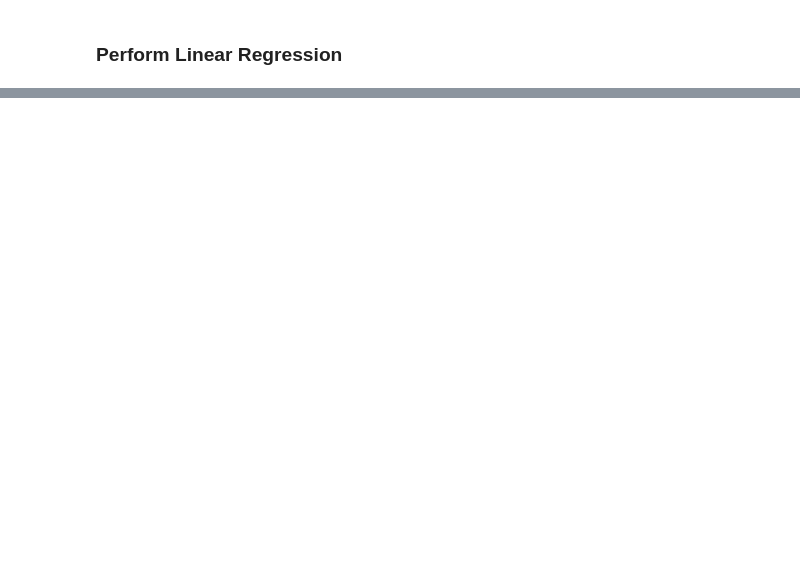
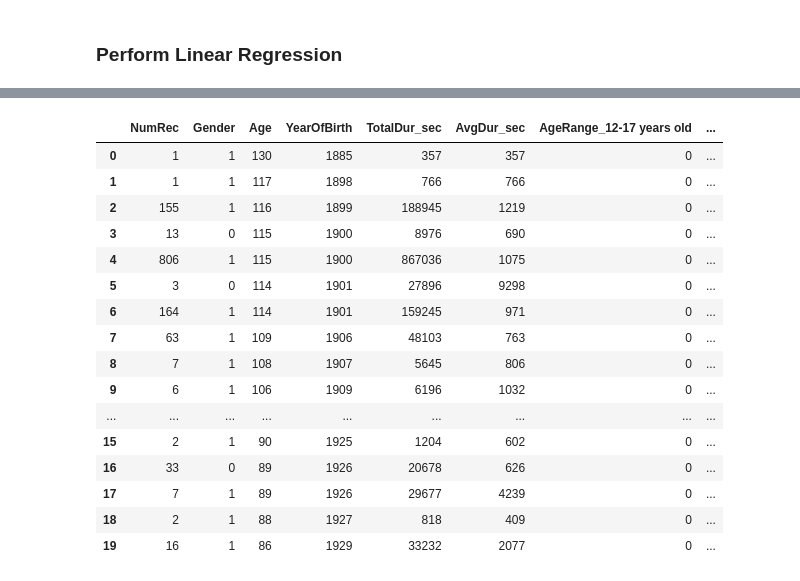
Before and after one commit to Sw3m/Data_Science_GA_Project_15, a Jupyter notebook: City Bike Share Project Paper.ipynb, the cells around one changed output, grey strips where cells are left out. Cells and saved outputs as stored; diff of their text form; code cells hidden in the pictures; blank space fills up the shorter version.

```diff
--- a/City Bike Share Project Paper.ipynb
+++ b/City Bike Share Project Paper.ipynb
@@ -100,0 +174,22 @@ plt.scatter(dsCity['Age'],dsCity['TotalDur_sec'])
+# %%
+temp = pd.get_dummies(dsBike, columns = ['AgeRange'])
+# %%
+temp.head(20)
+# %% [output]
+|  | NumRec | Gender | Age | YearOfBirth | TotalDur_sec | AvgDur_sec | AgeRange_12-17 years old | ... |
+| 0 | 1 | 1 | 130 | 1885 | 357 | 357 | 0 | ... |
+| 1 | 1 | 1 | 117 | 1898 | 766 | 766 | 0 | ... |
+| 2 | 155 | 1 | 116 | 1899 | 188945 | 1219 | 0 | ... |
+| 3 | 13 | 0 | 115 | 1900 | 8976 | 690 | 0 | ... |
+| 4 | 806 | 1 | 115 | 1900 | 867036 | 1075 | 0 | ... |
+| 5 | 3 | 0 | 114 | 1901 | 27896 | 9298 | 0 | ... |
+| 6 | 164 | 1 | 114 | 1901 | 159245 | 971 | 0 | ... |
+| 7 | 63 | 1 | 109 | 1906 | 48103 | 763 | 0 | ... |
+| 8 | 7 | 1 | 108 | 1907 | 5645 | 806 | 0 | ... |
+| 9 | 6 | 1 | 106 | 1909 | 6196 | 1032 | 0 | ... |
+| ... | ... | ... | ... | ... | ... | ... | ... | ... |
+| 15 | 2 | 1 | 90 | 1925 | 1204 | 602 | 0 | ... |
+| 16 | 33 | 0 | 89 | 1926 | 20678 | 626 | 0 | ... |
+| 17 | 7 | 1 | 89 | 1926 | 29677 | 4239 | 0 | ... |
+| 18 | 2 | 1 | 88 | 1927 | 818 | 409 | 0 | ... |
+| 19 | 16 | 1 | 86 | 1929 | 33232 | 2077 | 0 | ... |
```
Also changed, not shown: parts of 27 cells of this notebook.
